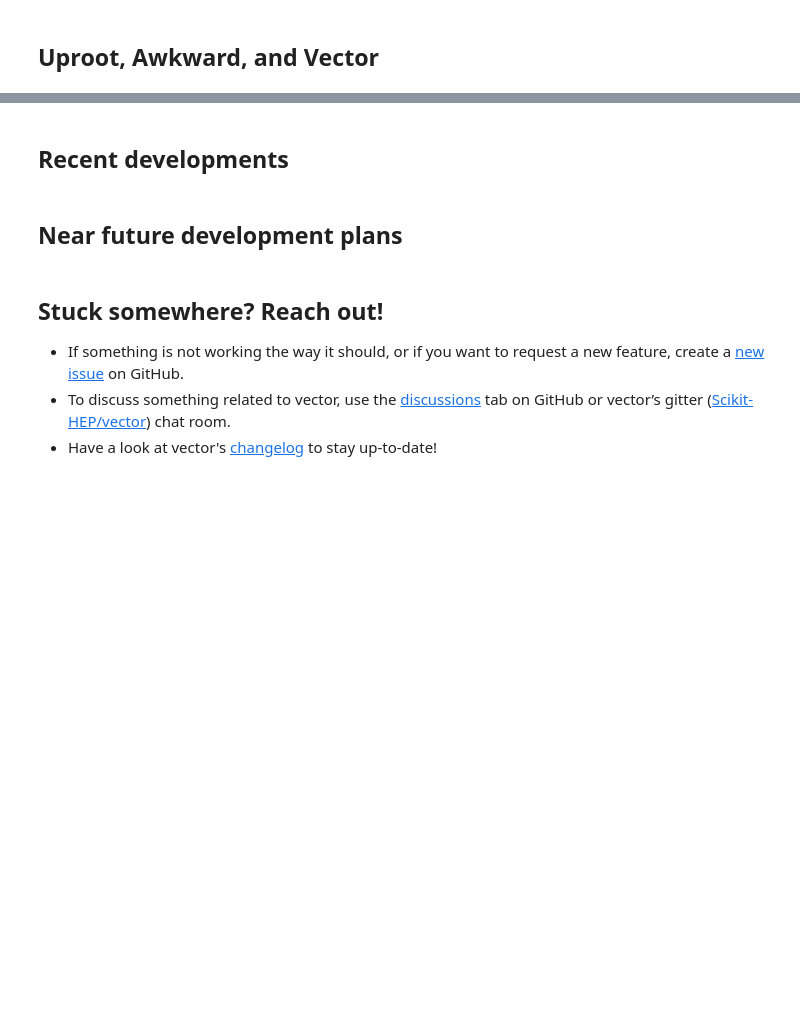
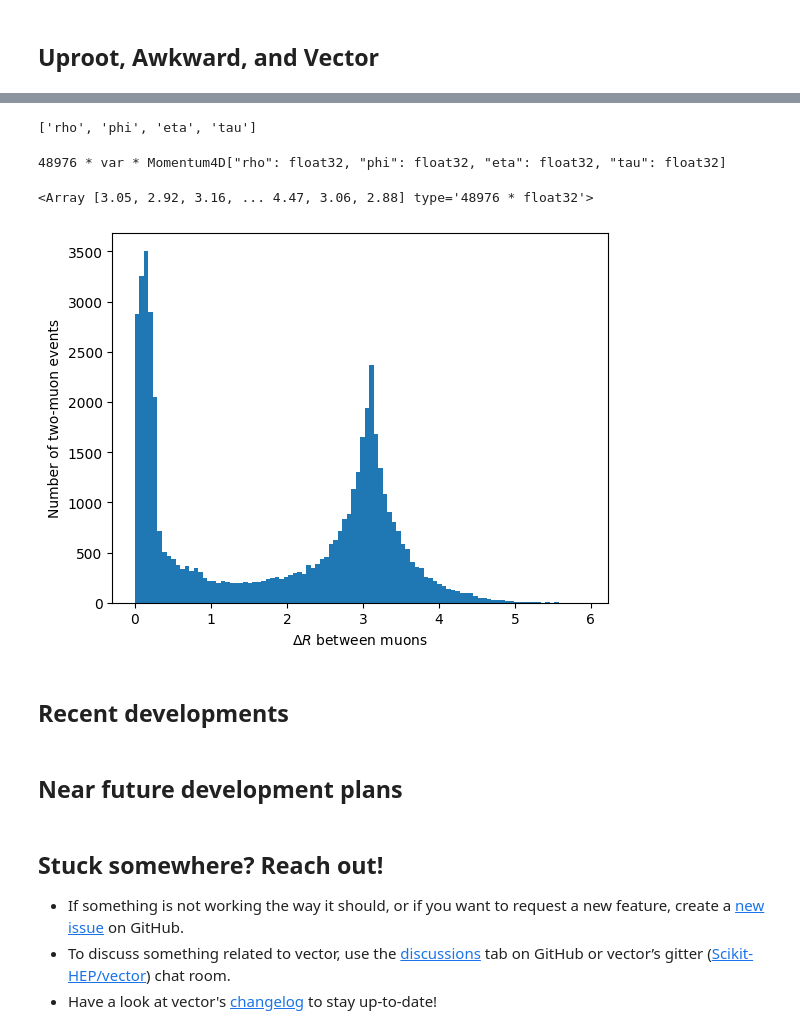
Before and after one commit to Saransh-cpp/PyHEP22-Constructing-HEP-vectors-and-analyzing-HEP-data-using-Vector, a Jupyter notebook: talk.ipynb, the cells around one changed output, grey strips where cells are left out. Drawn from its saved outputs; the diff is of its cells as text; code cells hidden in the pictures; blank space fills up the shorter version.

```diff
--- a/talk.ipynb
+++ b/talk.ipynb
@@ -513,0 +676,4 @@ array([31.96629865, 10.01713402, 40.34966821,  0.        , 27.77332195,
+# %%
+two_muons_mask = branches['nMuon'] == 2
+# %%
+two_muons_p4 = muon_p4[two_muons_mask]
@@ -514,3 +684,28 @@ array([31.96629865, 10.01713402, 40.34966821,  0.        , 27.77332195,
+# %%
+two_muons_p4.fields
+# %% [output]
+['rho', 'phi', 'eta', 'tau']
+# %%
+two_muons_p4.type
+# %% [output]
+48976 * var * Momentum4D["rho": float32, "phi": float32, "eta": float32, "tau": float32]
+# %%
+first_muon_p4 = two_muons_p4[:, 0]
+# %%
+second_muon_p4 = two_muons_p4[:, 1]
+# %%
+first_muon_p4.deltaR(second_muon_p4)
+# %% [output]
+<Array [3.05, 2.92, 3.16, ... 4.47, 3.06, 2.88] type='48976 * float32'>
+# %%
+import matplotlib.pyplot as plt
+
+plt.hist(first_muon_p4.deltaR(second_muon_p4), bins=100)
+plt.xlabel(r'$\Delta R$ between muons')
+plt.ylabel('Number of two-muon events')
+plt.show()
+# %% [output]
+[figure, added]
 # %% [markdown]
 ## Recent developments
 # %% [markdown]
```
Also changed, not shown: parts of 37 cells of this notebook, 2 other files.
